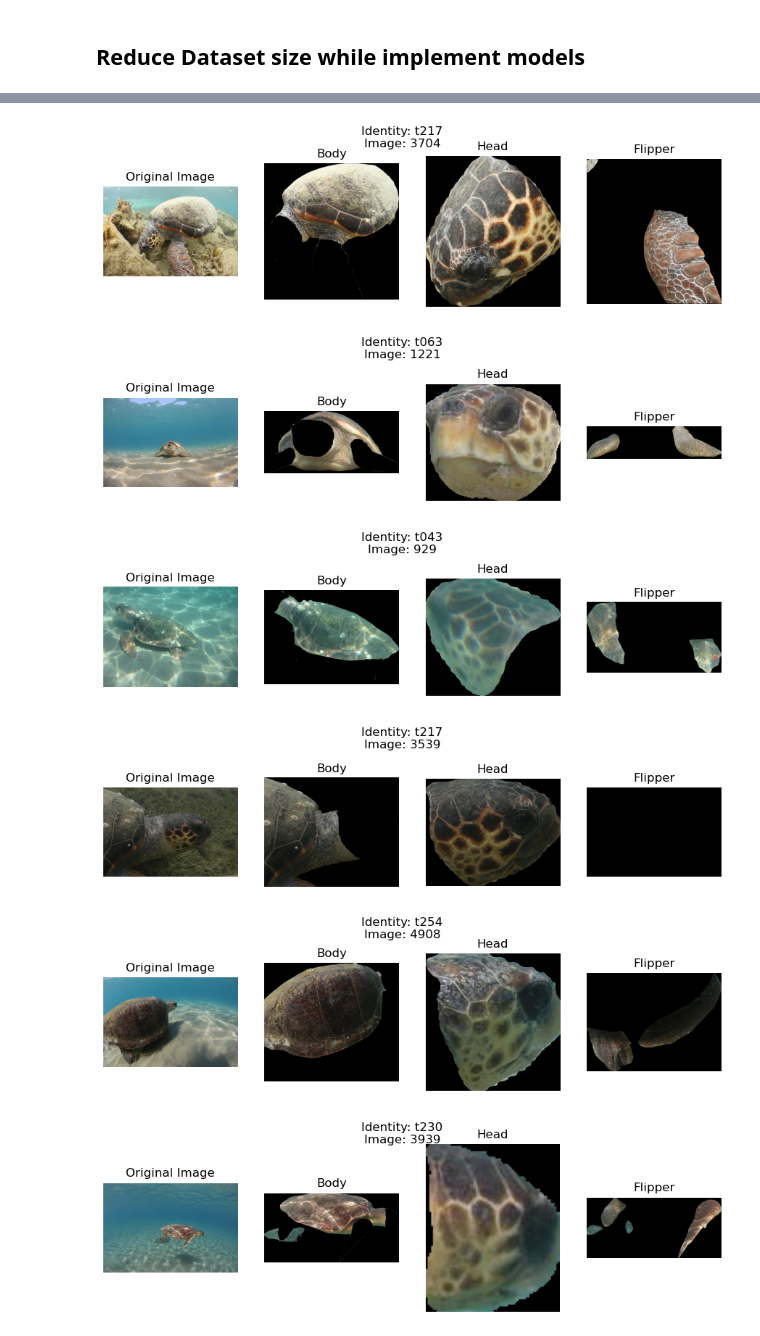
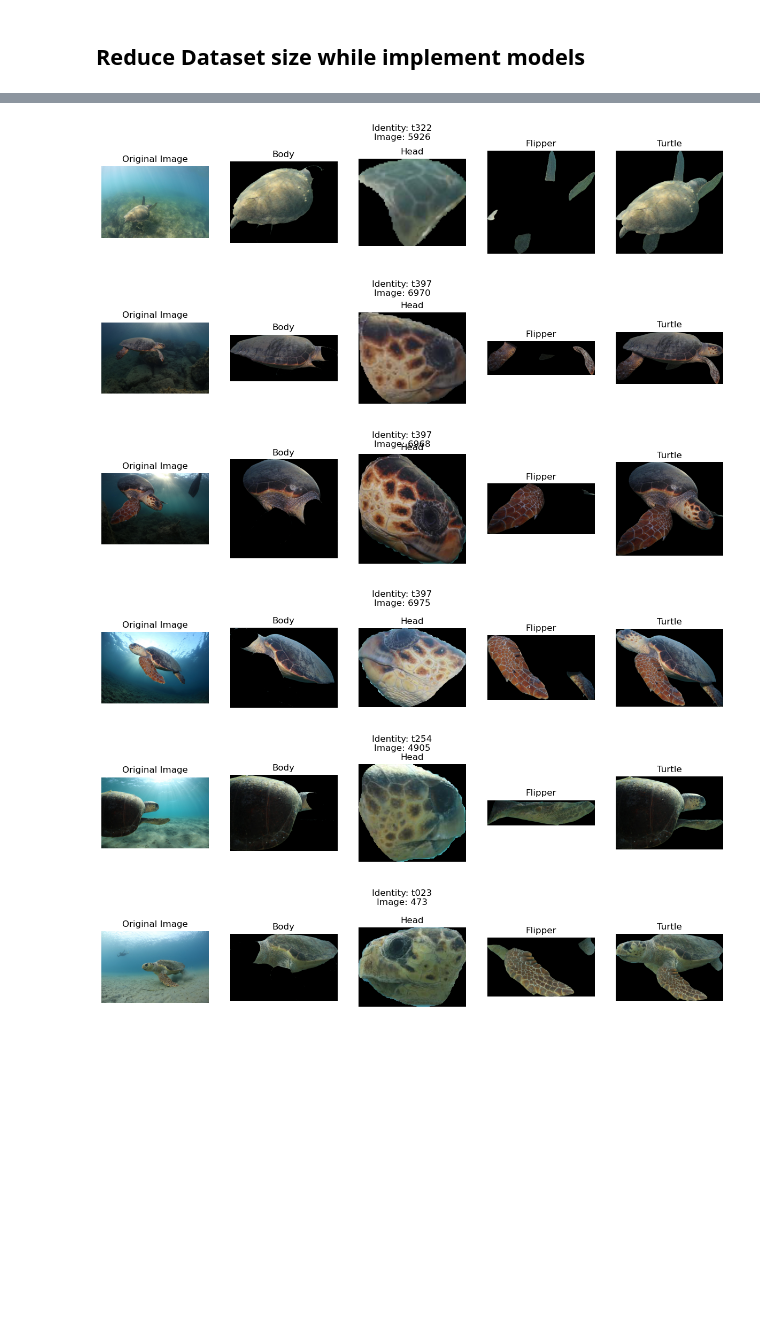
Before and after one commit to dhnhut/SeaTurtle-ReID, a Jupyter notebook: 01_load_closed_set_subset.ipynb, the cells around one changed output, grey strips where cells are left out. Saved outputs shown, nothing was run; the diff lists cells and outputs as text; code cells hidden in the pictures; blank space fills up the shorter version.

```diff
--- a/01_load_closed_set_subset.ipynb
+++ b/01_load_closed_set_subset.ipynb
@@ -84,35 +98,39 @@ item
 # %%
 rows = 10
 sample_idxes = random.sample(range(len(train_dataset)), rows)
 # randomly sample 10 images from eval dataset and display them with their masks
 for i in range(1, rows + 1):
     sample_idx = sample_idxes[i - 1]
     item = train_dataset[sample_idx]
     img, label, identity, image_id = item["image_arr"], item["label"], item["identity"], item["image_id"]
 
-    fig, axs = plt.subplots(1, 4, figsize=(11, 3))
+    fig, axs = plt.subplots(1, 5, figsize=(15, 3))
     fig.suptitle(f"Identity: {identity}\nImage: {image_id}")
     axs[0].imshow(img)
     axs[0].set_title("Original Image")
     axs[0].axis("off")
 
     axs[1].imshow(item["body_arr"])
     axs[1].set_title("Body")
     axs[1].axis("off")
 
     axs[2].imshow(item["head_arr"])
     axs[2].set_title("Head")
     axs[2].axis("off")
 
     axs[3].imshow(item["flipper_arr"])
     axs[3].set_title("Flipper")
     axs[3].axis("off")
 
+    axs[4].imshow(item["turtle_arr"])
+    axs[4].set_title("Turtle")
+    axs[4].axis("off")
+
 plt.show()
 # %% [output]
-[figure, old version]
+[figure, new version]
-[figure, old version]
+[figure, new version]
-[figure, old version]
+[figure, new version]
-[figure, old version]
+[figure, new version]
-[figure, old version]
+[figure, new version]
-[figure, old version]
+[figure, new version]
```
Also changed, not shown: parts of 4 cells of this notebook, 3 other files.
